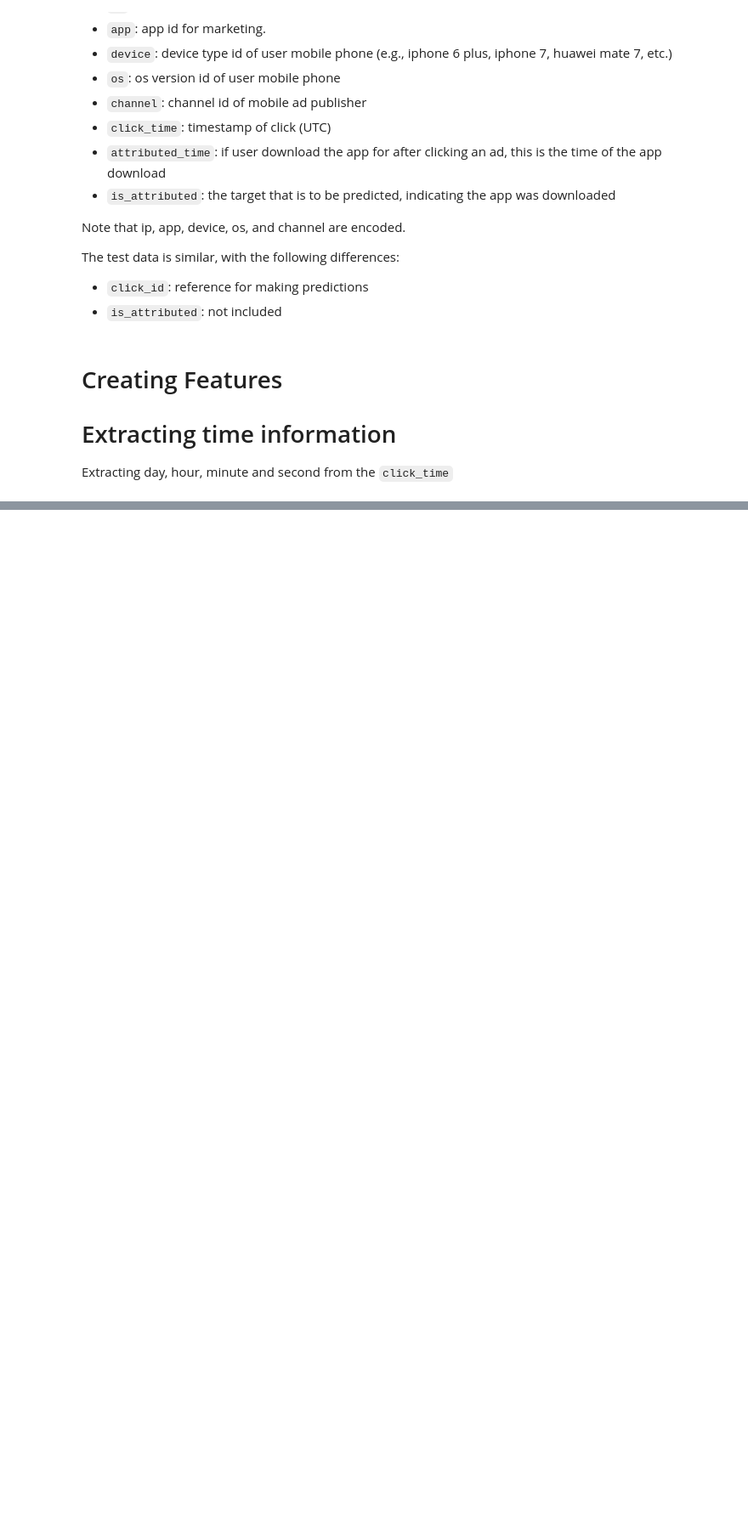
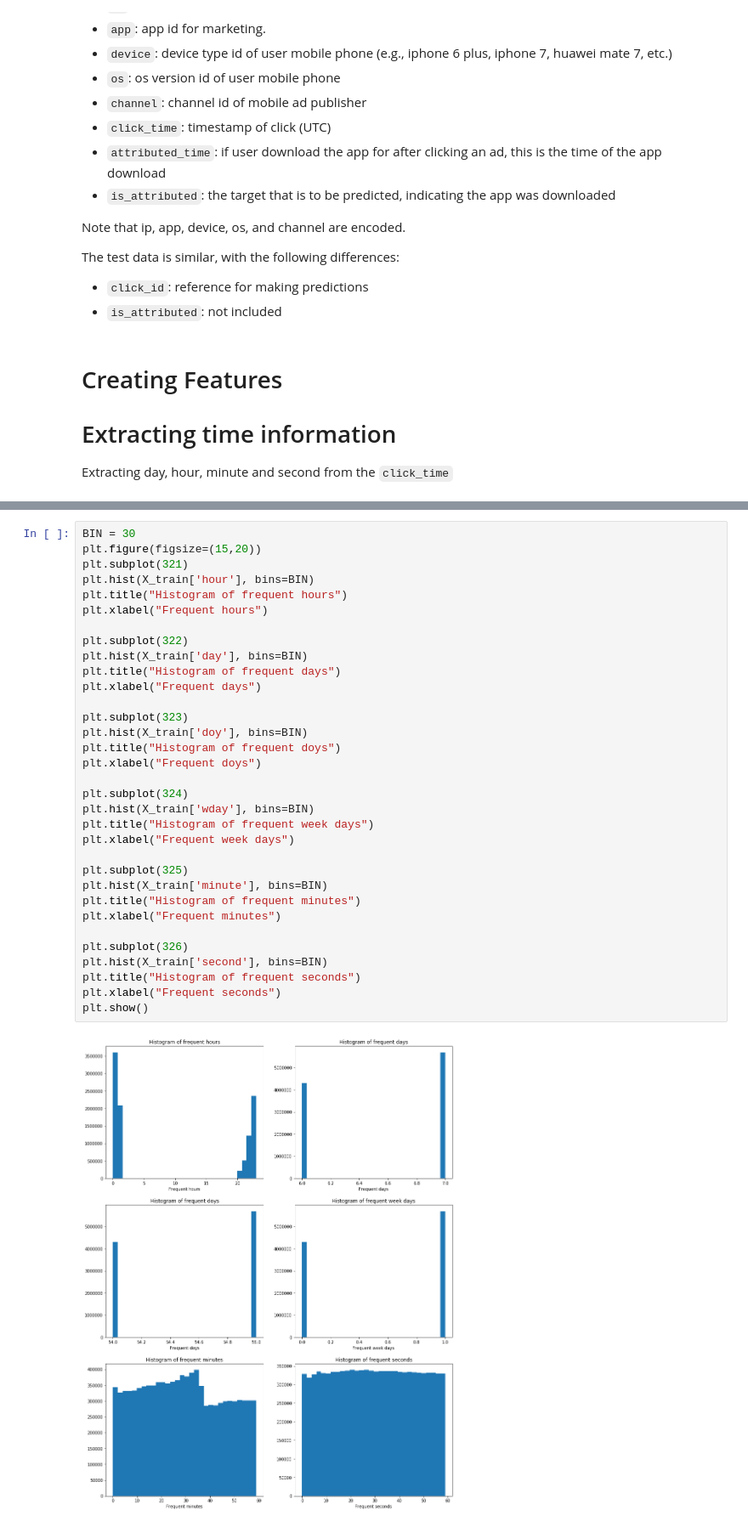
Before and after one commit to 181192/DAT158ML-Oblig02, a Jupyter notebook: Fraud Detection.ipynb, the cells around one changed output, grey strips where cells are left out. Shown at 85% size. Cells and saved outputs as stored; diff of their text form; blank space fills up the shorter version.

```diff
--- a/Fraud Detection.ipynb
+++ b/Fraud Detection.ipynb
@@ -98,0 +325,35 @@ X_train.head()
+# %%
+BIN = 30
+plt.figure(figsize=(15,20))
+plt.subplot(321)
+plt.hist(X_train['hour'], bins=BIN)
+plt.title("Histogram of frequent hours")
+plt.xlabel("Frequent hours")
+
+plt.subplot(322)
+plt.hist(X_train['day'], bins=BIN)
+plt.title("Histogram of frequent days")
+plt.xlabel("Frequent days")
+
+plt.subplot(323)
+plt.hist(X_train['doy'], bins=BIN)
+plt.title("Histogram of frequent doys")
+plt.xlabel("Frequent doys")
+
+plt.subplot(324)
+plt.hist(X_train['wday'], bins=BIN)
+plt.title("Histogram of frequent week days")
+plt.xlabel("Frequent week days")
+
+plt.subplot(325)
+plt.hist(X_train['minute'], bins=BIN)
+plt.title("Histogram of frequent minutes")
+plt.xlabel("Frequent minutes")
+
+plt.subplot(326)
+plt.hist(X_train['second'], bins=BIN)
+plt.title("Histogram of frequent seconds")
+plt.xlabel("Frequent seconds")
+plt.show()
+# %% [output]
+[figure, added]
```
Also changed, not shown: parts of 11 cells of this notebook.
